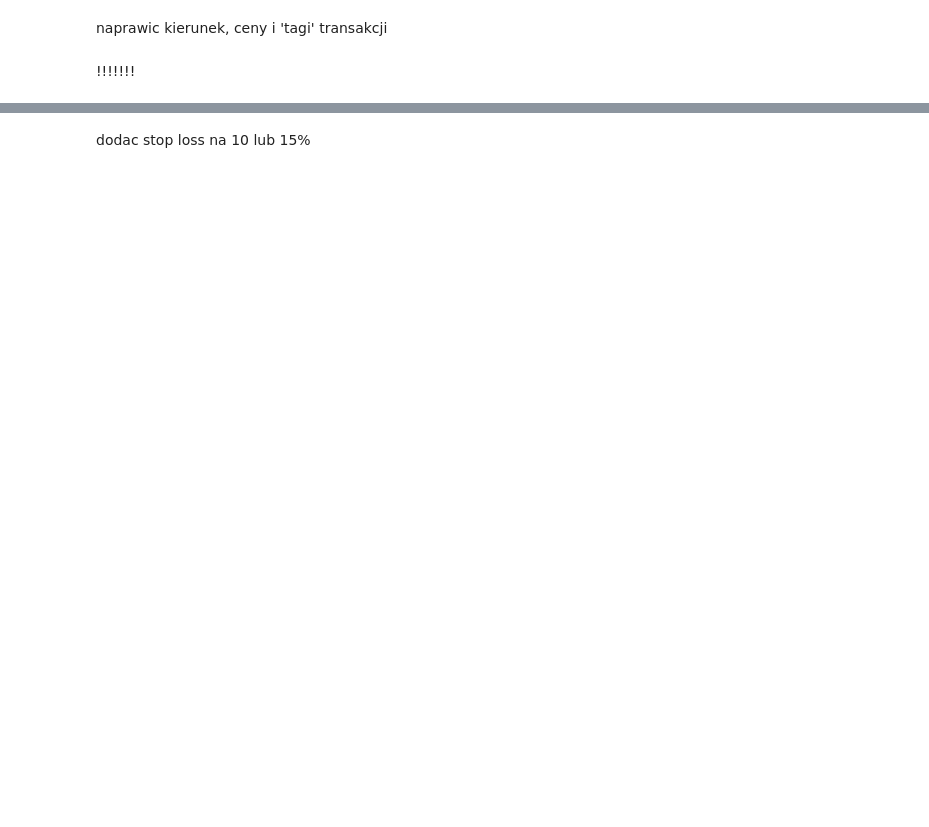
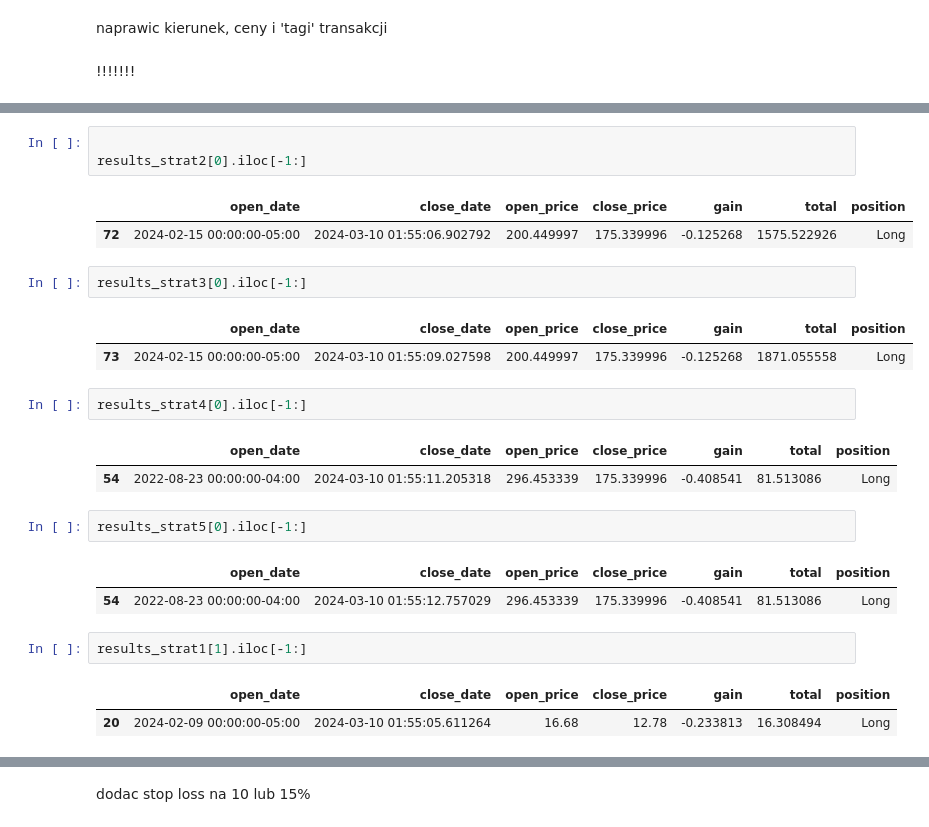
Before and after one commit to mglaz/backtesting, a Jupyter notebook: backtesting.ipynb, the cells around one changed output, grey strips where cells are left out. Saved outputs shown, nothing was run; the diff lists cells and outputs as text; blank space fills up the shorter version.

```diff
--- a/backtesting.ipynb
+++ b/backtesting.ipynb
@@ -369,0 +611,26 @@ results[0]
+# %%
+
+results_strat2[0].iloc[-1:]
+# %% [output]
+|  | open_date | close_date | open_price | close_price | gain | total | position |
+| 72 | 2024-02-15 00:00:00-05:00 | 2024-03-10 01:55:06.902792 | 200.449997 | 175.339996 | -0.125268 | 1575.522926 | Long |
+# %%
+results_strat3[0].iloc[-1:]
+# %% [output]
+|  | open_date | close_date | open_price | close_price | gain | total | position |
+| 73 | 2024-02-15 00:00:00-05:00 | 2024-03-10 01:55:09.027598 | 200.449997 | 175.339996 | -0.125268 | 1871.055558 | Long |
+# %%
+results_strat4[0].iloc[-1:]
+# %% [output]
+|  | open_date | close_date | open_price | close_price | gain | total | position |
+| 54 | 2022-08-23 00:00:00-04:00 | 2024-03-10 01:55:11.205318 | 296.453339 | 175.339996 | -0.408541 | 81.513086 | Long |
+# %%
+results_strat5[0].iloc[-1:]
+# %% [output]
+|  | open_date | close_date | open_price | close_price | gain | total | position |
+| 54 | 2022-08-23 00:00:00-04:00 | 2024-03-10 01:55:12.757029 | 296.453339 | 175.339996 | -0.408541 | 81.513086 | Long |
+# %%
+results_strat1[1].iloc[-1:]
+# %% [output]
+|  | open_date | close_date | open_price | close_price | gain | total | position |
+| 20 | 2024-02-09 00:00:00-05:00 | 2024-03-10 01:55:05.611264 | 16.68 | 12.78 | -0.233813 | 16.308494 | Long |
```
Also changed, not shown: parts of 44 cells of this notebook, 3 other files.
